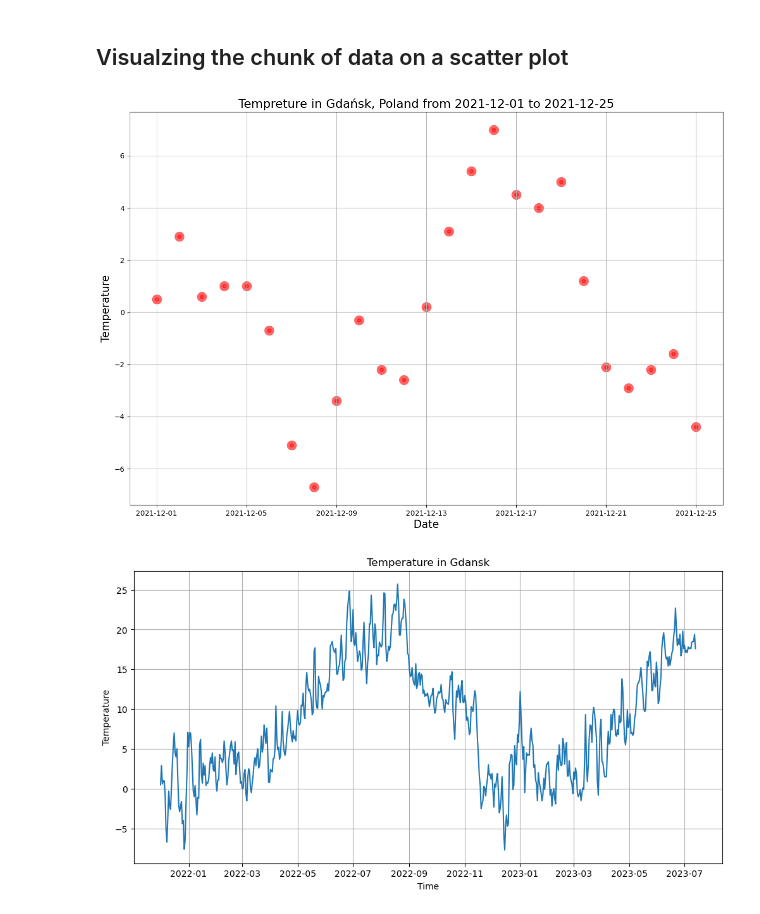
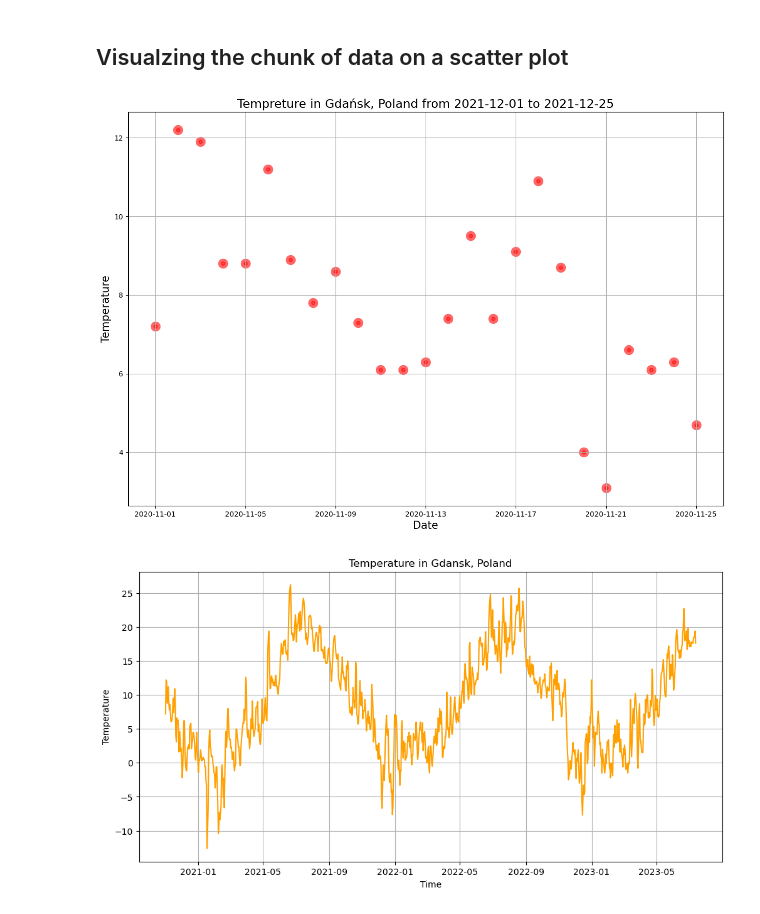
Before and after one commit to ODondalski/WeatherPatterns, a Jupyter notebook: weather.ipynb, the cells around one changed output. Drawn from its saved outputs; the diff is of its cells as text; code cells hidden in the pictures.

```diff
--- a/weather.ipynb
+++ b/weather.ipynb
@@ -33 +27,3 @@ print(new_data.tail())
+# %%
+data['datetime'] = pd.to_datetime(data['datetime'])
 # %% [markdown]
@@ -46,21 +74,21 @@ plt.show()
 ## Visualzing the chunk of data on a scatter plot
 # %%
 plt.figure(figsize=(15, 10))
-plt.scatter(x=new_data['datetime'][:25], y=new_data['temp'][:25], color='red', alpha=0.6, linewidths=8)
+plt.scatter(x=data['datetime'][:25], y=data['temp'][:25], color='red', alpha=0.6, linewidths=8)
 plt.grid()
 plt.xlabel('Date', fontsize=15)
 plt.ylabel('Temperature', fontsize=15)
 plt.title('Tempreture in Gdańsk, Poland from 2021-12-01 to 2021-12-25', fontsize=17)
 plt.show()
 # %% [output]
-[figure, old version]
+[figure, new version]
 # %%
 plt.figure(figsize=(12, 6))
-sns.lineplot(x=new_data['datetime'], y=new_data['temp'])
-plt.title('Temperature in Gdansk')
+sns.lineplot(x=data['datetime'], y=data['temp'], color='#FFA000')
+plt.title('Temperature in Gdansk, Poland')
 plt.xlabel('Time')
 plt.ylabel('Temperature')
 plt.grid()
 plt.show()
 # %% [output]
-[figure, old version]
+[figure, new version]
```
Also changed, not shown: parts of 9 cells of this notebook, 1 other file.
